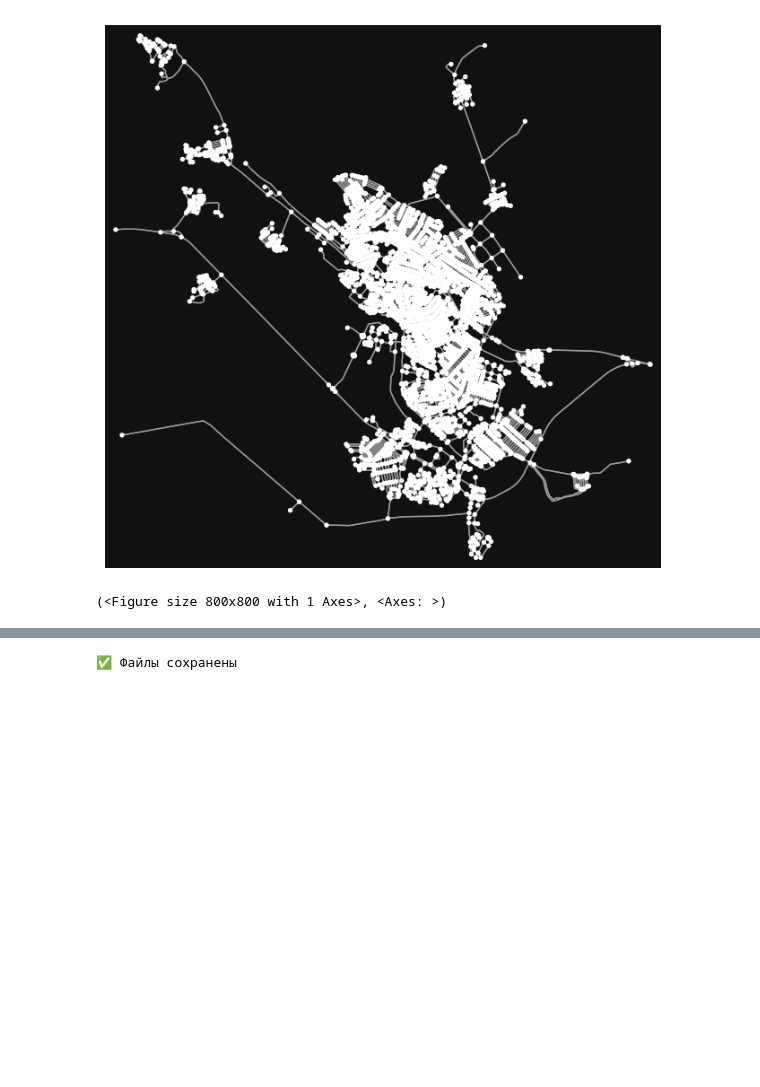
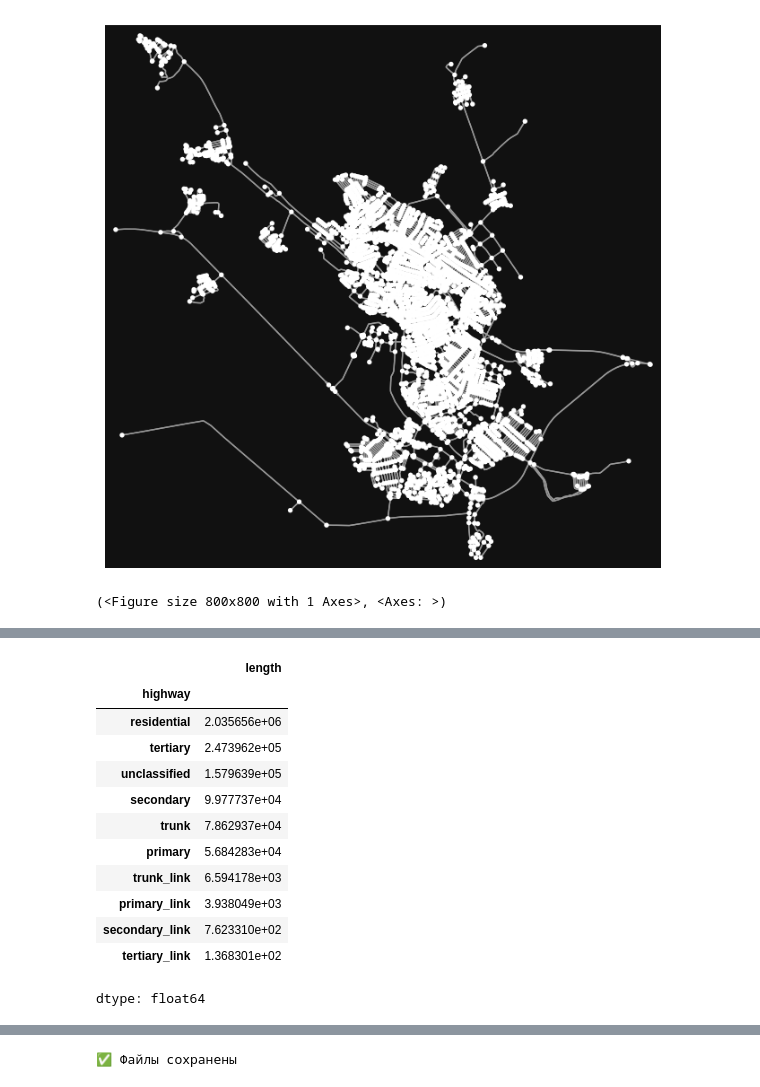
Before and after one commit to AdilzhanZh/machine-learning-project, a Jupyter notebook: code/Жадные_+_ML.ipynb, the cells around one changed output, grey strips where cells are left out. Drawn from its saved outputs; the diff is of its cells as text; code cells hidden in the pictures; blank space fills up the shorter version.

```diff
--- a/code/Жадные_+_ML.ipynb
+++ b/code/Жадные_+_ML.ipynb
@@ -48,0 +105,2 @@ edges.head()
+# %%
+edges_df = edges_df.explode('highway')
@@ -48,0 +114,16 @@ edges.head()
+# %%
+edges_df.groupby('highway')['length'].sum().sort_values(ascending=False)
+# %% [output]
+|  | length |
+| highway |  |
+| residential | 2.035656e+06 |
+| tertiary | 2.473962e+05 |
+| unclassified | 1.579639e+05 |
+| secondary | 9.977737e+04 |
+| trunk | 7.862937e+04 |
+| primary | 5.684283e+04 |
+| trunk_link | 6.594178e+03 |
+| primary_link | 3.938049e+03 |
+| secondary_link | 7.623310e+02 |
+| tertiary_link | 1.368301e+02 |
+dtype: float64
```
Also changed, not shown: parts of 13 cells of this notebook.
